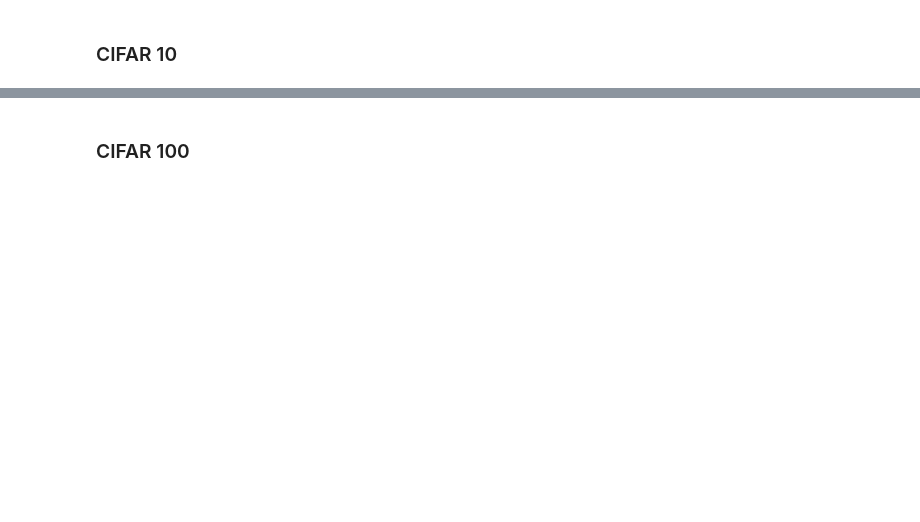
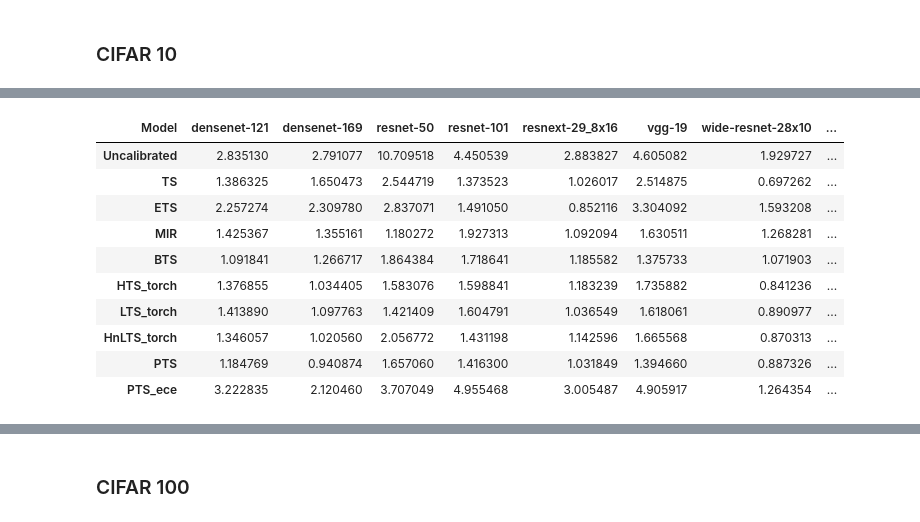
Before and after one commit to SergioAlvarezB/adaptive-tempscaling, a Jupyter notebook: code/notebooks/benchmark_pretrained_results.ipynb, the cells around one changed output, grey strips where cells are left out. Saved outputs shown, nothing was run; the diff lists cells and outputs as text; code cells hidden in the pictures; blank space fills up the shorter version.

```diff
--- a/code/notebooks/benchmark_pretrained_results.ipynb
+++ b/code/notebooks/benchmark_pretrained_results.ipynb
@@ -192,0 +65,14 @@ pd.concat([curr_ece, curr_nll, curr_bri], axis=1, keys=['ECE', 'NLL', 'Brier'],
+# %%
+curr_ece[['Uncalibrated', 'TS', 'ETS', 'MIR', 'BTS', 'HTS_torch', 'LTS_torch', 'HnLTS_torch', 'PTS', 'PTS_ece']].transpose().style.apply(highlight_min)
+# %% [output]
+| Model | densenet-121 | densenet-169 | resnet-50 | resnet-101 | resnext-29_8x16 | vgg-19 | wide-resnet-28x10 | ... |
+| Uncalibrated | 2.835130 | 2.791077 | 10.709518 | 4.450539 | 2.883827 | 4.605082 | 1.929727 | ... |
+| TS | 1.386325 | 1.650473 | 2.544719 | 1.373523 | 1.026017 | 2.514875 | 0.697262 | ... |
+| ETS | 2.257274 | 2.309780 | 2.837071 | 1.491050 | 0.852116 | 3.304092 | 1.593208 | ... |
+| MIR | 1.425367 | 1.355161 | 1.180272 | 1.927313 | 1.092094 | 1.630511 | 1.268281 | ... |
+| BTS | 1.091841 | 1.266717 | 1.864384 | 1.718641 | 1.185582 | 1.375733 | 1.071903 | ... |
+| HTS_torch | 1.376855 | 1.034405 | 1.583076 | 1.598841 | 1.183239 | 1.735882 | 0.841236 | ... |
+| LTS_torch | 1.413890 | 1.097763 | 1.421409 | 1.604791 | 1.036549 | 1.618061 | 0.890977 | ... |
+| HnLTS_torch | 1.346057 | 1.020560 | 2.056772 | 1.431198 | 1.142596 | 1.665568 | 0.870313 | ... |
+| PTS | 1.184769 | 0.940874 | 1.657060 | 1.416300 | 1.031849 | 1.394660 | 0.887326 | ... |
+| PTS_ece | 3.222835 | 2.120460 | 3.707049 | 4.955468 | 3.005487 | 4.905917 | 1.264354 | ... |
```
Also changed, not shown: parts of 34 cells of this notebook, 3 other files.
